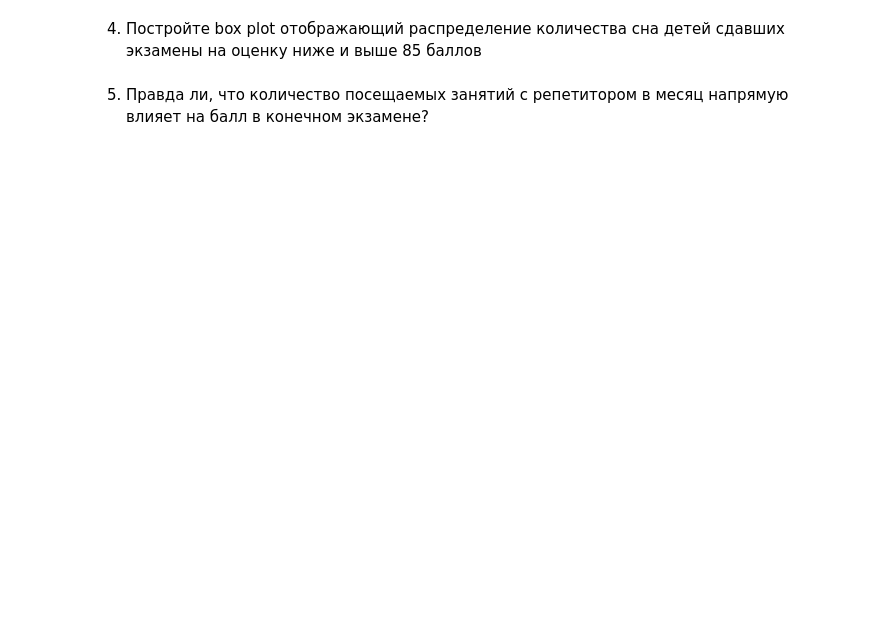
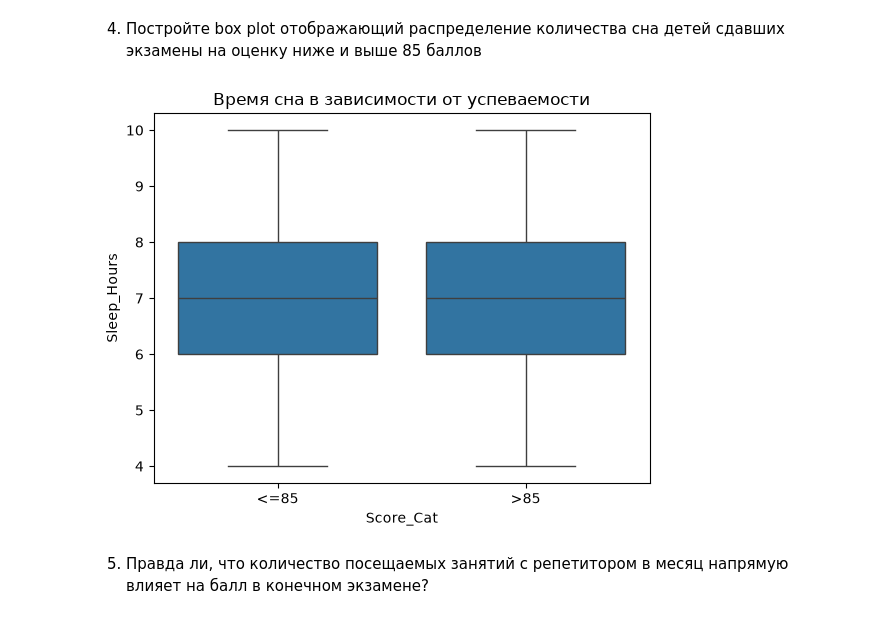
Before and after one commit to PavelSysuew/Machine_learning_MAI, a Jupyter notebook: hw1/Lab1-6.ipynb, the cells around one changed output. Cells and saved outputs as stored; diff of their text form; code cells hidden in the pictures; blank space fills up the shorter version.

```diff
--- a/hw1/Lab1-6.ipynb
+++ b/hw1/Lab1-6.ipynb
@@ -177,2 +184,10 @@ print(data.shape)
 # %% [markdown]
 3. Правда ли, что в среднем девушки сдают экзамены лучше, чем мужчины
+# %%
+x = data.groupby("Gender")["Exam_Score"].mean()
+if x.get("Male", 0) > x.get("Female", 0):
+    print("МУжчины в среднем сдали экзамен лучше")
+else:
+    print("Женщины в среднем сдали экзамен лучше")
+
+# Женщины сдают экзамен лучше в среднем, чем мужчины.
@@ -203,4 +307,11 @@ print(data.shape)
 # %% [markdown]
 4. Постройте box plot отображающий распределение количества сна детей сдавших экзамены на оценку ниже и выше 85 баллов
+# %%
+data["Score_Cat"] = data["Exam_Score"].apply(lambda x: ">85" if x > 85 else "<=85")
+sns.boxplot(data=data, x="Score_Cat", y="Sleep_Hours")
+plt.title("Время сна в зависимости от успеваемости")
+plt.show()
+# %% [output]
+[figure, added]
 # %% [markdown]
 5. Правда ли, что количество посещаемых занятий с репетитором в месяц напрямую влияет на балл в конечном экзамене?
```
Also changed, not shown: parts of 20 cells of this notebook.
